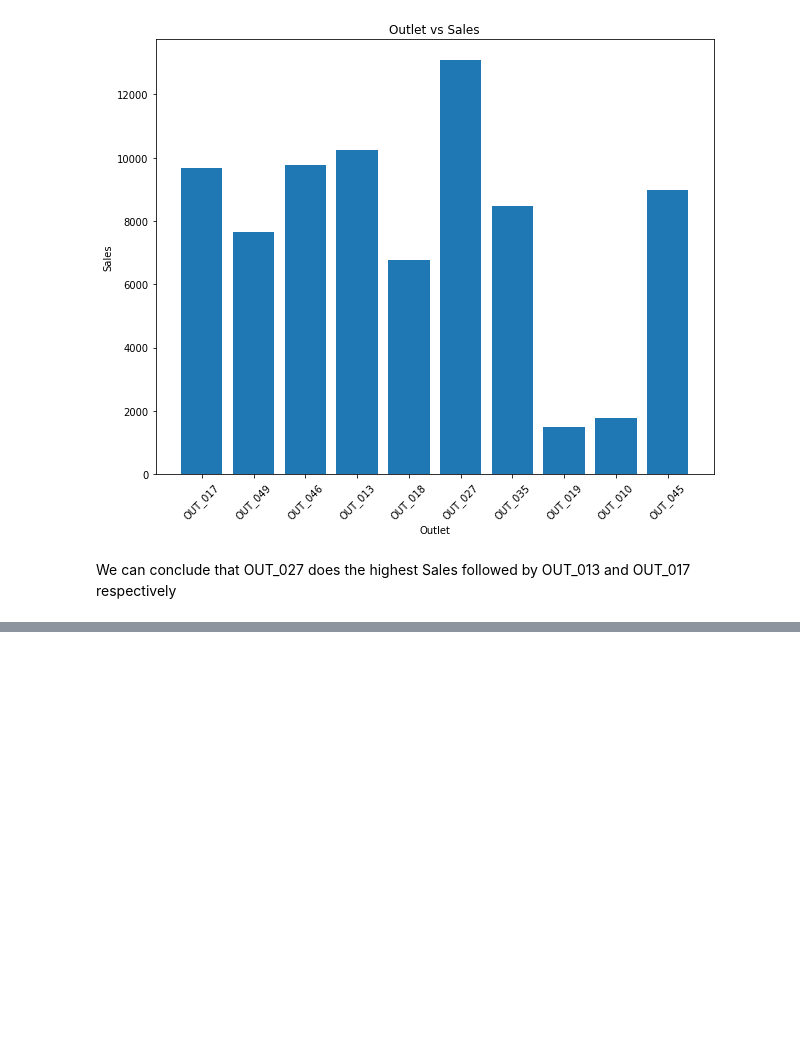
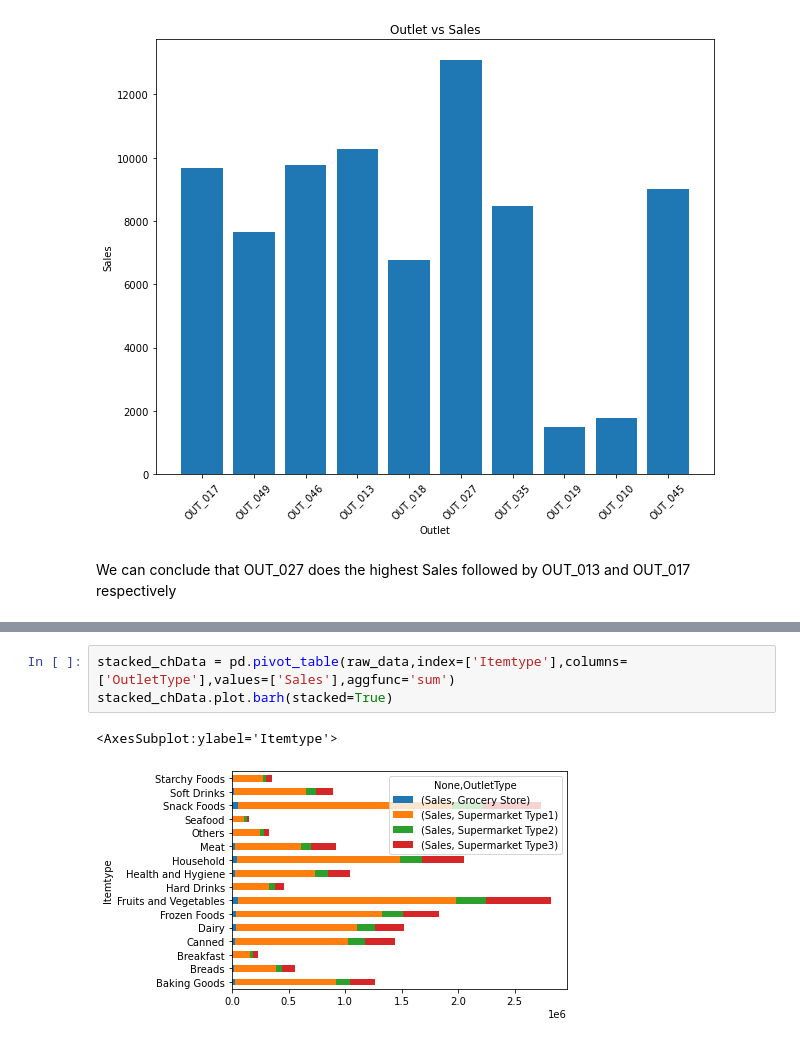
Before and after one commit to ashutoshg18/MegaStore, a Jupyter notebook: Pinnacle BootCamp Prob1.ipynb, the cells around one changed output, grey strips where cells are left out. Drawn from its saved outputs; the diff is of its cells as text; blank space fills up the shorter version.

```diff
--- a/Pinnacle BootCamp Prob1.ipynb
+++ b/Pinnacle BootCamp Prob1.ipynb
@@ -303,0 +345,6 @@ We can conclude that OUT_027 does the highest Sales followed by OUT_013 and OUT_
+# %%
+stacked_chData = pd.pivot_table(raw_data,index=['Itemtype'],columns=['OutletType'],values=['Sales'],aggfunc='sum')
+stacked_chData.plot.barh(stacked=True)
+# %% [output]
+<AxesSubplot:ylabel='Itemtype'>
+[figure, added]
```
Also changed, not shown: parts of 8 cells of this notebook.
